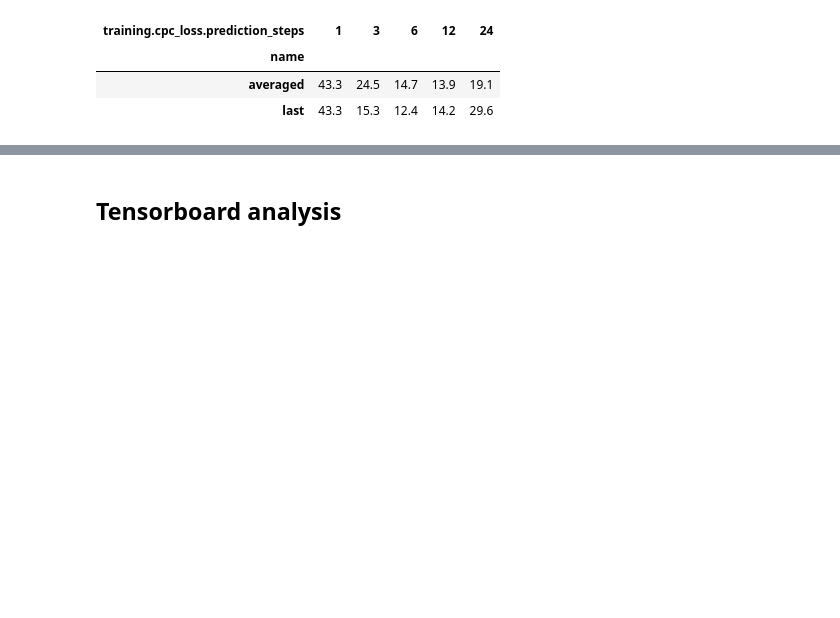
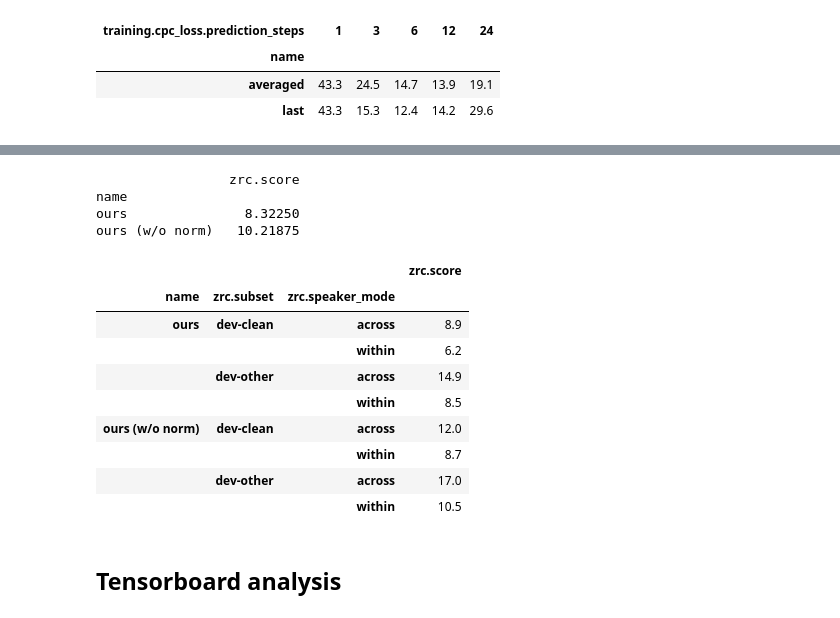
Before and after one commit to sdrobert/scpc, a Jupyter notebook: scripts/analyze.ipynb, the cells around one changed output, grey strips where cells are left out. Drawn from its saved outputs; the diff is of its cells as text; code cells hidden in the pictures; blank space fills up the shorter version.

```diff
--- a/scripts/analyze.ipynb
+++ b/scripts/analyze.ipynb
@@ -435,3 +442,38 @@ cpc.csa128/version_0101            128   0.140088
+# %%
+# our implementations of CPC-Small
+name2row = {
+    'cpc.small/version_1': 'ours',
+    'cpc.small/version_2': 'ours (w/o norm)'
+}
+
+df = collate_data(model_yaml_glob='cpc.small/version_[12]/model.yaml')
+df = filter_data_equal(df, {'zrc.pca_style': 'full'})
+df['name'] = df['name'].cat.remove_unused_categories().apply(lambda x: name2row[x])
+df['zrc.score'] *= 100
+
+# mean phoneme rates within-speaker
+df_ = filter_data_equal(df, {'zrc.granularity': 'phoneme', 'zrc.speaker_mode': 'within'})
+print(df_[['name', 'zrc.score']].groupby(['name']).mean())
+
+df_ = filter_data_equal(df, {'zrc.granularity': 'triphone'})
+df_ = filter_data_in(df_, {'zrc.subset': ('dev-clean', 'dev-other')})
+df_ = df_[['name', 'zrc.subset', 'zrc.speaker_mode', 'zrc.score']].groupby(['name', 'zrc.subset', 'zrc.speaker_mode']).mean().dropna()
+df_.style.format(precision=1)
+# %% [output]
+                 zrc.score
+name
+ours               8.32250
+ours (w/o norm)   10.21875
+|  |  |  | zrc.score |
+| name | zrc.subset | zrc.speaker_mode |  |
+| ours | dev-clean | across | 8.9 |
+|  |  | within | 6.2 |
+|  | dev-other | across | 14.9 |
+|  |  | within | 8.5 |
+| ours (w/o norm) | dev-clean | across | 12.0 |
+|  |  | within | 8.7 |
+|  | dev-other | across | 17.0 |
+|  |  | within | 10.5 |
 # %% [markdown]
 ## Tensorboard analysis
 # %%
```
Also changed, not shown: parts of 9 cells of this notebook, 6 other files.
